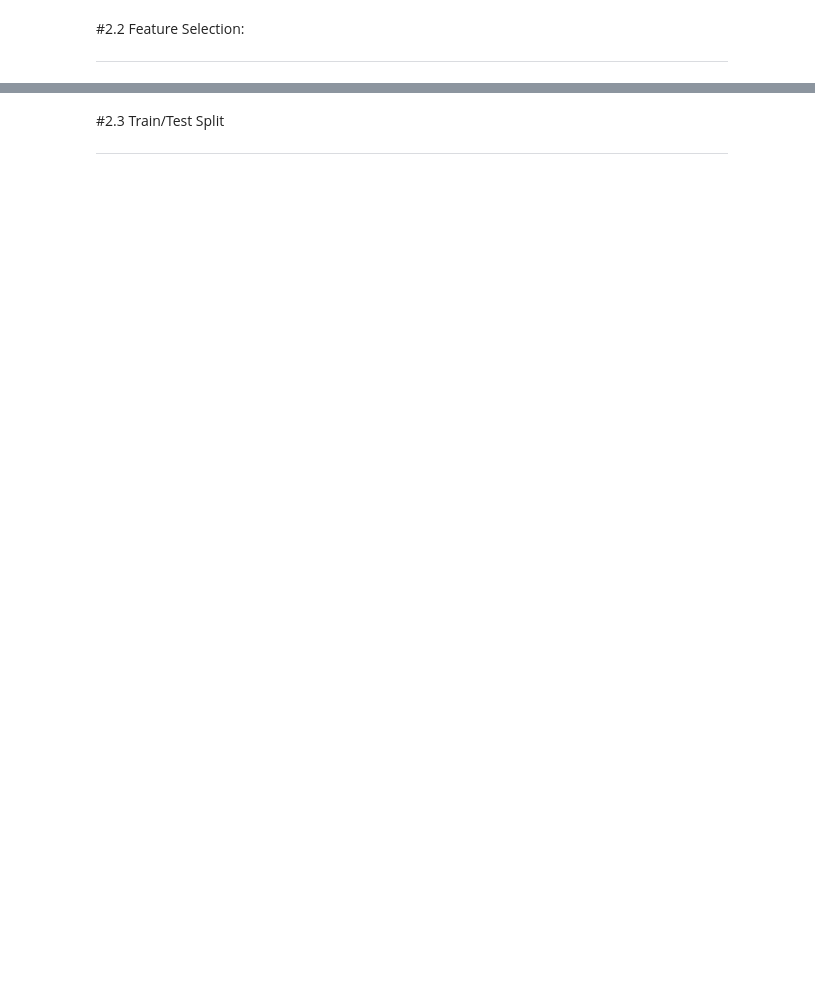
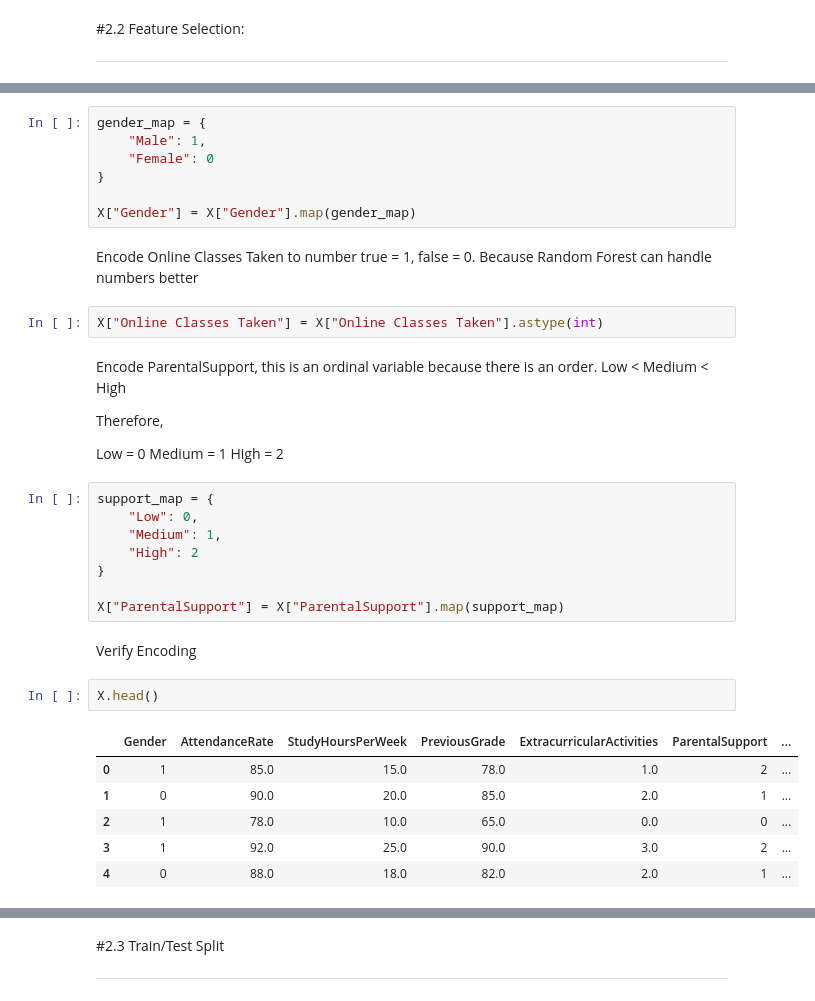
Before and after one commit to fredd-a/Intro-to-AI-Project, a Jupyter notebook: notebooks/02_baseline_model.ipynb, the cells around one changed output, grey strips where cells are left out. Drawn from its saved outputs; the diff is of its cells as text; blank space fills up the shorter version.

```diff
--- a/notebooks/02_baseline_model.ipynb
+++ b/notebooks/02_baseline_model.ipynb
@@ -21,0 +169,38 @@
+# %%
+gender_map = {
+    "Male": 1,
+    "Female": 0
+}
+
+X["Gender"] = X["Gender"].map(gender_map)
+# %% [markdown]
+Encode Online Classes Taken to number true = 1, false = 0.           Because Random Forest can handle numbers better
+# %%
+X["Online Classes Taken"] = X["Online Classes Taken"].astype(int)
+# %% [markdown]
+Encode ParentalSupport, this is an ordinal variable because there is an order. Low < Medium < High
+
+Therefore,
+
+Low = 0
+Medium = 1
+High = 2
+# %%
+support_map = {
+    "Low": 0,
+    "Medium": 1,
+    "High": 2
+}
+
+X["ParentalSupport"] = X["ParentalSupport"].map(support_map)
+# %% [markdown]
+Verify Encoding
+# %%
+X.head()
+# %% [output]
+|  | Gender | AttendanceRate | StudyHoursPerWeek | PreviousGrade | ExtracurricularActivities | ParentalSupport | ... |
+| 0 | 1 | 85.0 | 15.0 | 78.0 | 1.0 | 2 | ... |
+| 1 | 0 | 90.0 | 20.0 | 85.0 | 2.0 | 1 | ... |
+| 2 | 1 | 78.0 | 10.0 | 65.0 | 0.0 | 0 | ... |
+| 3 | 1 | 92.0 | 25.0 | 90.0 | 3.0 | 2 | ... |
+| 4 | 0 | 88.0 | 18.0 | 82.0 | 2.0 | 1 | ... |
```
Also changed, not shown: parts of 17 cells of this notebook.
